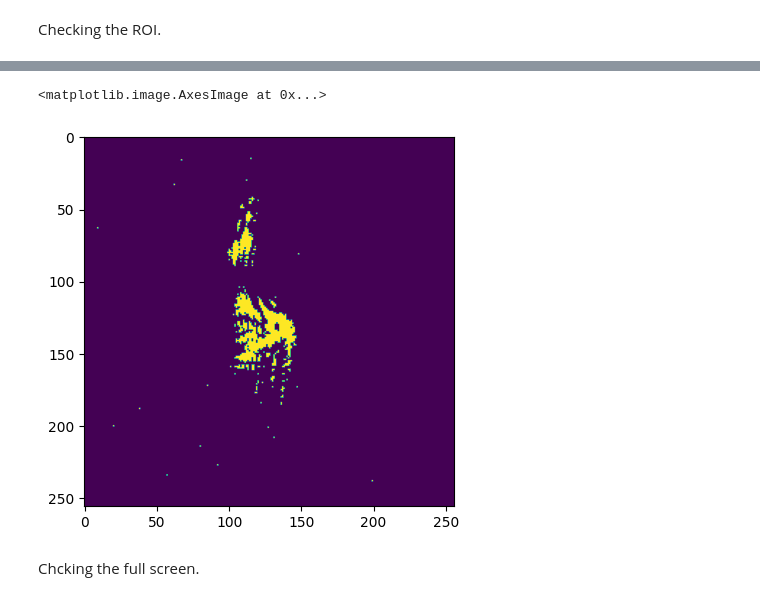
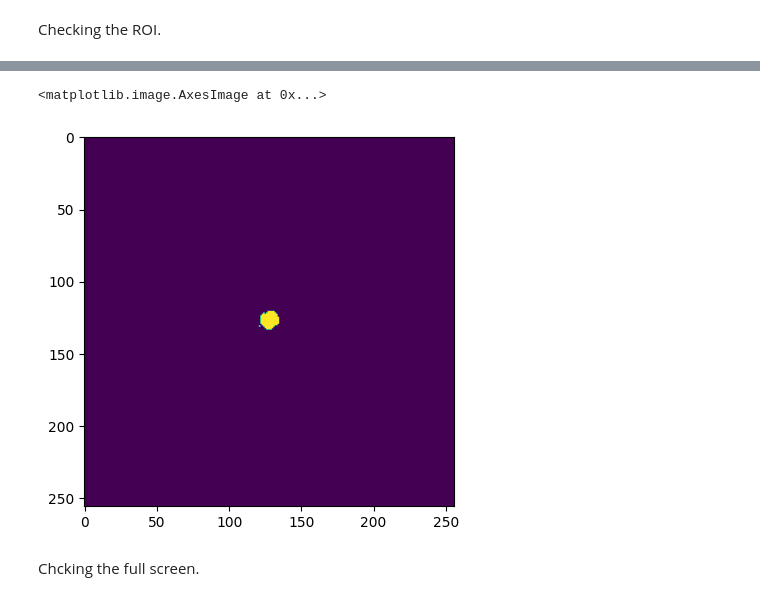
Before and after one commit to imperial-photonics/HexSimInstrument, a Jupyter notebook: R11SLM_correction_hardware.ipynb, the cells around one changed output, grey strips where cells are left out. Saved outputs shown, nothing was run; the diff lists cells and outputs as text; code cells hidden in the pictures.

```diff
--- a/R11SLM_correction_hardware.ipynb
+++ b/R11SLM_correction_hardware.ipynb
@@ -437,8 +433,8 @@ print(ri.shape)
 # %%
-plt.imshow(ri > 200)
+plt.imshow(ri > 2500)
 # %% [output]
 <matplotlib.image.AxesImage at 0x...>
-[figure, old version]
+[figure, new version]
 # %% [markdown]
 Chcking the full screen.
 # %%
```
Also changed, not shown: parts of 21 cells of this notebook.
